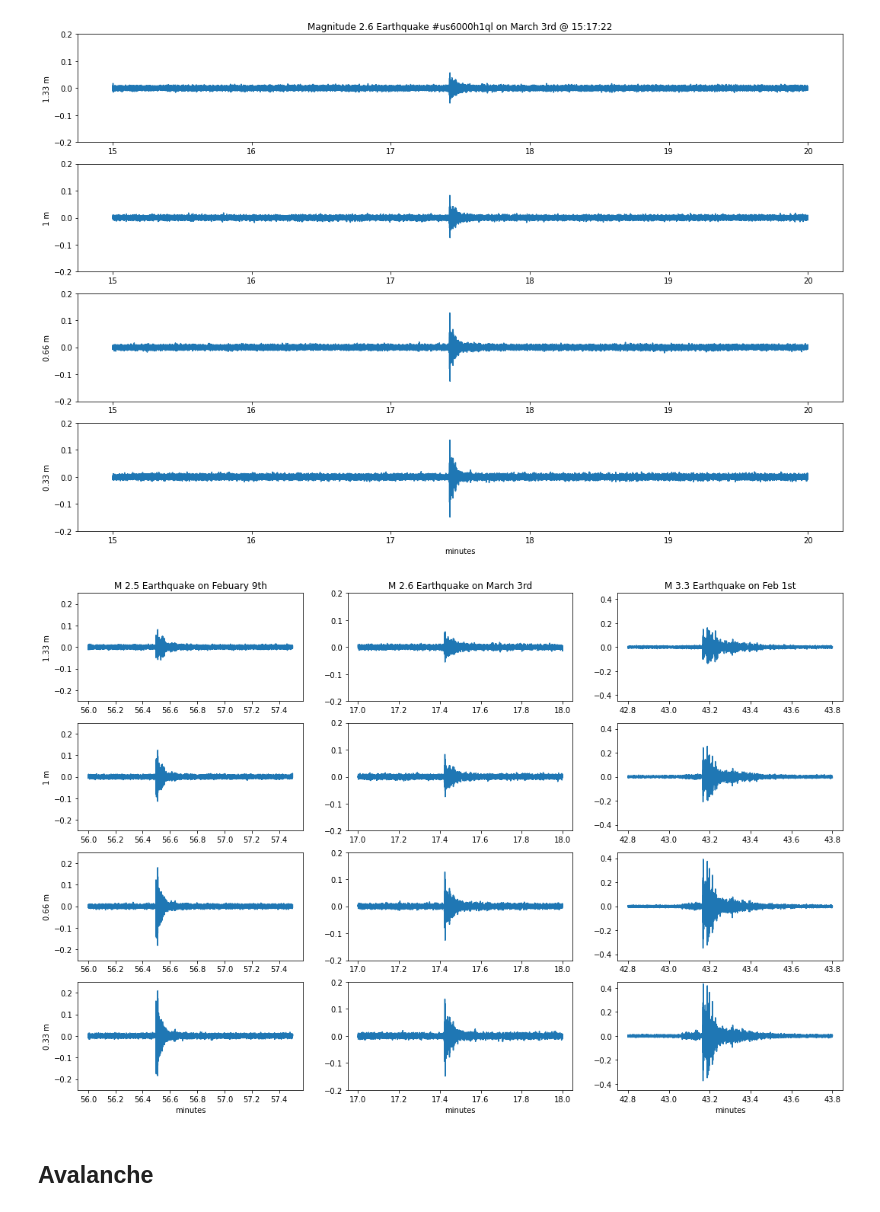
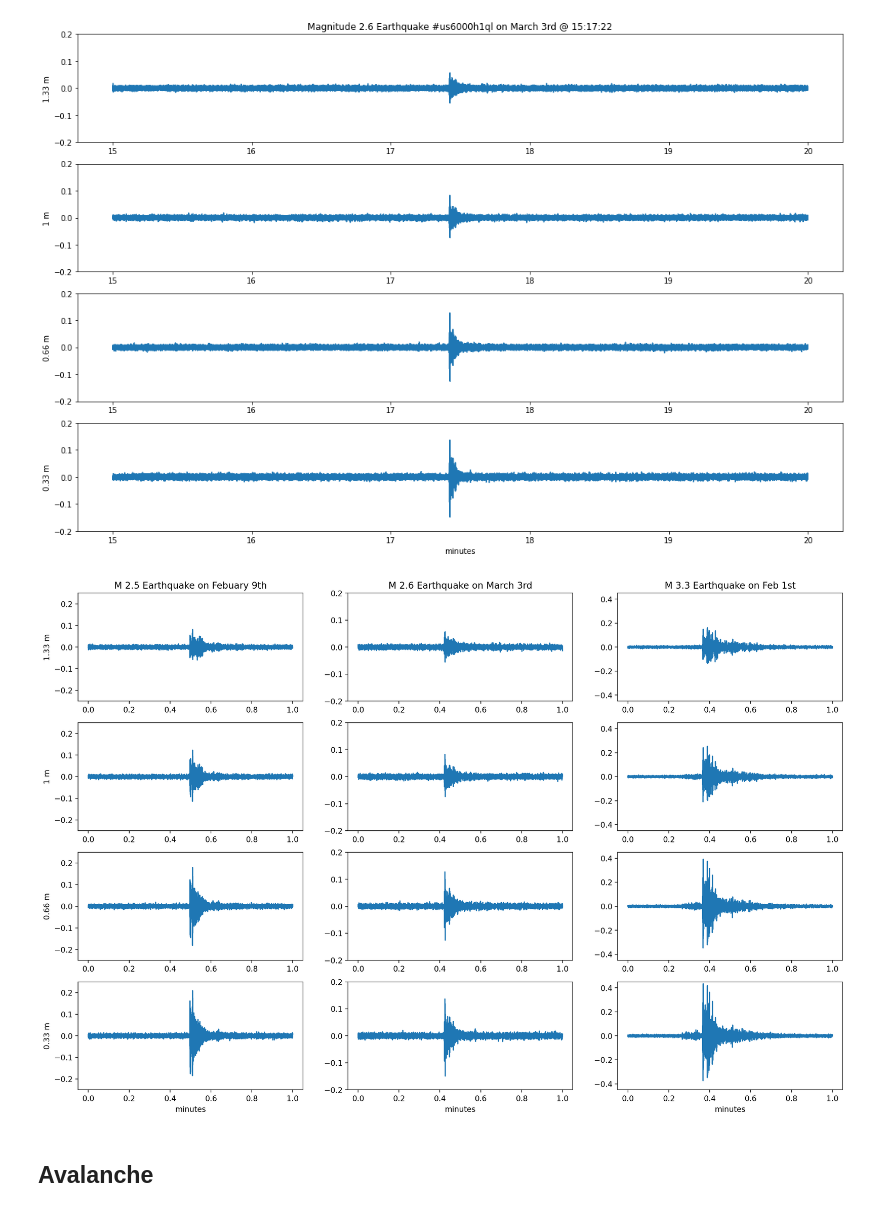
Before and after one commit to ZachHoppinen/infrasound-snow-attenuation, a Jupyter notebook: src/outdated/signal_search/eq_avi_signals.ipynb, the cells around one changed output. Saved outputs shown, nothing was run; the diff lists cells and outputs as text; code cells hidden in the pictures.

Commit message:
earthquake figure axis

```diff
--- a/src/outdated/signal_search/eq_avi_signals.ipynb
+++ b/src/outdated/signal_search/eq_avi_signals.ipynb
@@ -79,7 +79,7 @@ show_eq_all_heights(r, '220303', 15, 15, 20, fc_low = 2, title= 'Magnitude 2.6 E
 # %% [output]
 [figure]
 # %%
-eq_plot_dic = {0: {'eq_day' : '220209', 'eq_hour': 9, 'start_min' : 56 , 'end_min' : 57.5, 'title' : 'M 2.5 Earthquake on Febuary 9th', 'ylims' : (-0.25,0.25)},
+eq_plot_dic = {0: {'eq_day' : '220209', 'eq_hour': 9, 'start_min' : 56 , 'end_min' : 57, 'title' : 'M 2.5 Earthquake on Febuary 9th', 'ylims' : (-0.25,0.25)},
 1: {'eq_day' : '220303', 'eq_hour': 15, 'start_min' : 17 , 'end_min' : 18, 'title' : 'M 2.6 Earthquake on March 3rd', 'ylims' : (-0.2,0.2)},
 2: {'eq_day' : '220201', 'eq_hour': 9, 'start_min' : 42.8 , 'end_min' : 43.8, 'title' : 'M 3.3 Earthquake on Feb 1st', 'ylims' : (-0.45,0.45)}
 }
@@ -89,38 +89,39 @@ fc_low = 2
 fc_high = None
 sps = 200
 
-f, ax = plt.subplots(4, 3, figsize = (18,12))
+f, ax = plt.subplots(4, 3, figsize = (18,12), dpi = 200)
 
 
 for j, ann in eq_plot_dic.items():
     eq_day, eq_hour, start_min, end_min, title, ylims = itemgetter('eq_day','eq_hour','start_min','end_min','title','ylims')(ann)
     res = get_day(day_list, eq_day, in_dir)
     if pd.to_datetime(eq_day, format='%y%m%d') < pd.to_datetime('2022-01-22'):
         heights = [0.33,0.66,1]
     else:
         heights = [1.33,1,0.66,0.33]
     for i, height in enumerate(heights):
         p_ax = ax[i, j]
         if fc_high:
             res_hourly_1 = freq_filt(res[height], 2, fc_high, 'low')
         if fc_low:
             res_hourly_1 = freq_filt(res[height], 2, fc_low, 'high')
 
             res_hourly_1 = res_hourly_1.reshape(24, -1)[eq_hour]
             start = int(start_min*60*sps)
             end = int(end_min*60*sps)
             arr1 = res_hourly_1[start:end]
-            t = np.linspace(start_min, end_min, arr1.size)
+            # t = np.linspace(start_min, end_min, arr1.size)
+            t = np.linspace(0, end_min - start_min, arr1.size)
             p_ax.plot(t, arr1)
             ax[0, j].set_title(title)
             ax[-1, j].set_xlabel('minutes')
             if j == 0:
                 p_ax.set_ylabel(f'{height} m')
             if ylims:
                 p_ax.set_ylim(ylims)
 plt.savefig(join('/home/zacharykeskinen/Documents/infrasound/figures/signal_compares','all_eqs.png'))
 # %% [output]
-[figure, old version]
+[figure, new version]
 # %% [markdown]
 ## Avalanche
 # %%
```
Also changed, not shown: 1 other file.
